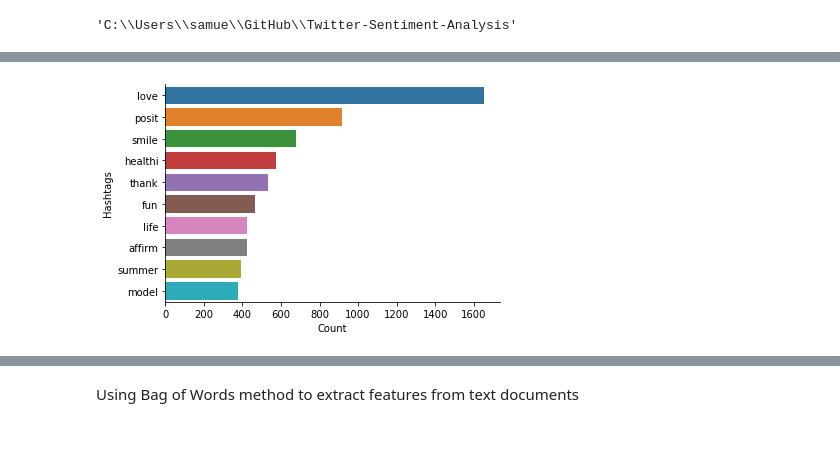
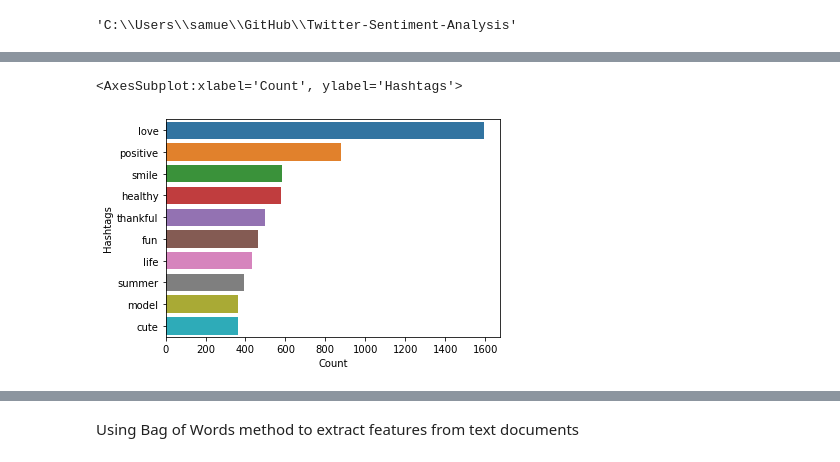
Before and after one commit to zangtianxu/Twitter-Sentiment-Analysis, a Jupyter notebook: Data clean and exploration analysis.ipynb, the cells around one changed output, grey strips where cells are left out. Saved outputs shown, nothing was run; the diff lists cells and outputs as text; code cells hidden in the pictures.

```diff
--- a/Data clean and exploration analysis.ipynb
+++ b/Data clean and exploration analysis.ipynb
@@ -99,5 +146,5 @@ dataset.head(10)
 # %%
-dataset['Tidy_Tweets'] = dataset['Tidy_Tweets'].str.replace("[^a-zA-Z#]", " ")
+dataset['cleantweet'] = dataset['cleantweet'].str.replace("[^a-zA-Z#]", " ")
 # %%
 dataset.head(10)
 # %% [output]
@@ -115,5 +168,5 @@ dataset.head(10)
 # %%
-dataset['Tidy_Tweets'] = dataset['Tidy_Tweets'].apply(lambda x: ' '.join([i for i in x.split() if len(i)>3]))
+dataset['cleantweet'] = dataset['cleantweet'].apply(lambda x: ' '.join([i for i in x.split() if len(i)>3]))
 # %%
 dataset.head(10)
 # %% [output]
@@ -131,5 +190,5 @@ dataset.head(10)
 # %%
-tokenized_tweet = dataset['Tidy_Tweets'].apply(lambda x: x.split())
+tokenized_tweet = dataset['cleantweet'].apply(lambda x: x.split())
 # %%
 tokenized_tweet.head(10)
 # %% [output]
@@ -237,7 +317,7 @@ def Hashtags_Extract(x):
 
     return hashtags
 # %%
-Positive_HT = Hashtags_Extract(dataset['Tidy_Tweets'][dataset['label']==0])
+Positive_HT = Hashtags_Extract(dataset['cleantweet'][dataset['label']==0])
 # %%
 Positive_HT
 # %% [output]
@@ -351,9 +431,9 @@ df_positive
 # %%
 df_positive_plot = df_positive.nlargest(10,columns='Count')
 sns.barplot(data=df_positive_plot,y='Hashtags',x='Count')
-sns.despine()
 # %% [output]
+<AxesSubplot:xlabel='Count', ylabel='Hashtags'>
-[figure, old version]
+[figure, new version]
 # %%
 word_freq_negative = nltk.FreqDist(Negative_HT_Unnest)
 # %%
```
Also changed, not shown: parts of 93 cells of this notebook.
